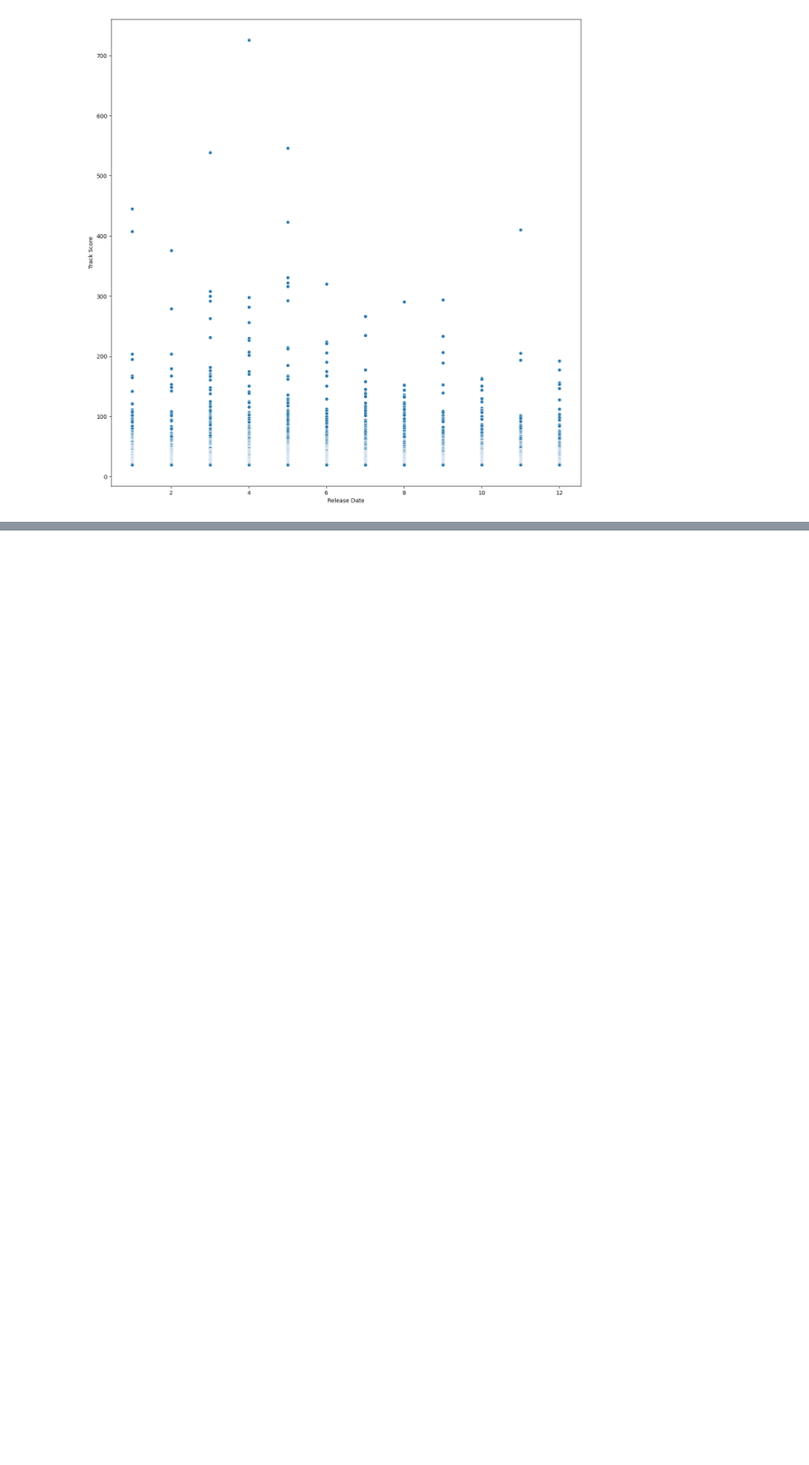
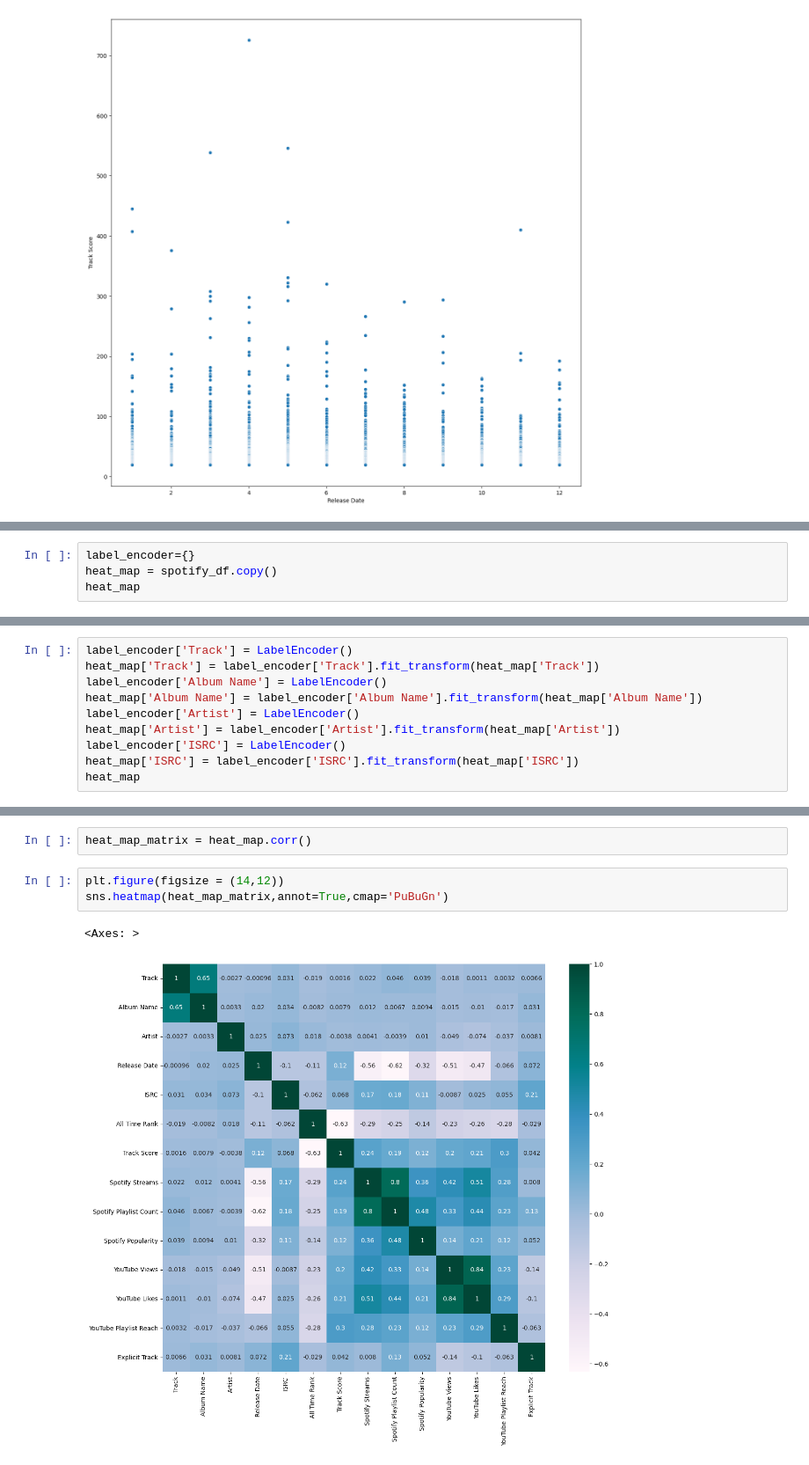
Before and after one commit to SrijaG29/Spotify_df-visualization, a Jupyter notebook: Spotify_Dataframe.ipynb, the cells around one changed output, grey strips where cells are left out. Shown: that part at 88% size. Drawn from its saved outputs; the diff is of its cells as text; blank space fills up the shorter version.

```diff
--- a/Spotify_Dataframe.ipynb
+++ b/Spotify_Dataframe.ipynb
@@ -542,0 +570,4 @@ sns.scatterplot(data = r , x = 'Release Date',y = 'Track Score')
+# %%
+label_encoder={}
+heat_map = spotify_df.copy()
+heat_map
@@ -542,0 +595,10 @@ sns.scatterplot(data = r , x = 'Release Date',y = 'Track Score')
+# %%
+label_encoder['Track'] = LabelEncoder()
+heat_map['Track'] = label_encoder['Track'].fit_transform(heat_map['Track'])
+label_encoder['Album Name'] = LabelEncoder()
+heat_map['Album Name'] = label_encoder['Album Name'].fit_transform(heat_map['Album Name'])
+label_encoder['Artist'] = LabelEncoder()
+heat_map['Artist'] = label_encoder['Artist'].fit_transform(heat_map['Artist'])
+label_encoder['ISRC'] = LabelEncoder()
+heat_map['ISRC'] = label_encoder['ISRC'].fit_transform(heat_map['ISRC'])
+heat_map
@@ -542,0 +619,8 @@ sns.scatterplot(data = r , x = 'Release Date',y = 'Track Score')
+# %%
+heat_map_matrix = heat_map.corr()
+# %%
+plt.figure(figsize = (14,12))
+sns.heatmap(heat_map_matrix,annot=True,cmap='PuBuGn')
+# %% [output]
+<Axes: >
+[figure, added]
```
Also changed, not shown: parts of 8 cells of this notebook.
